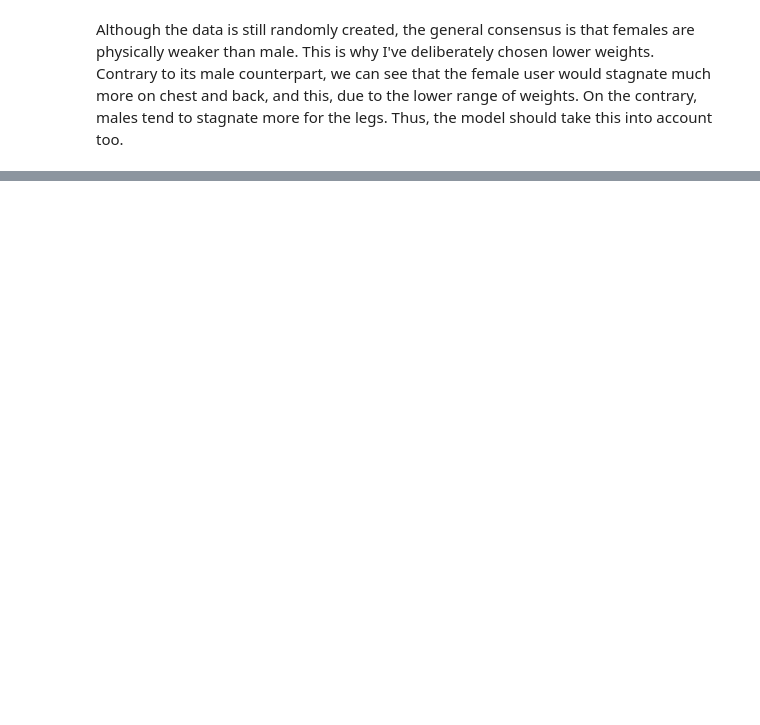
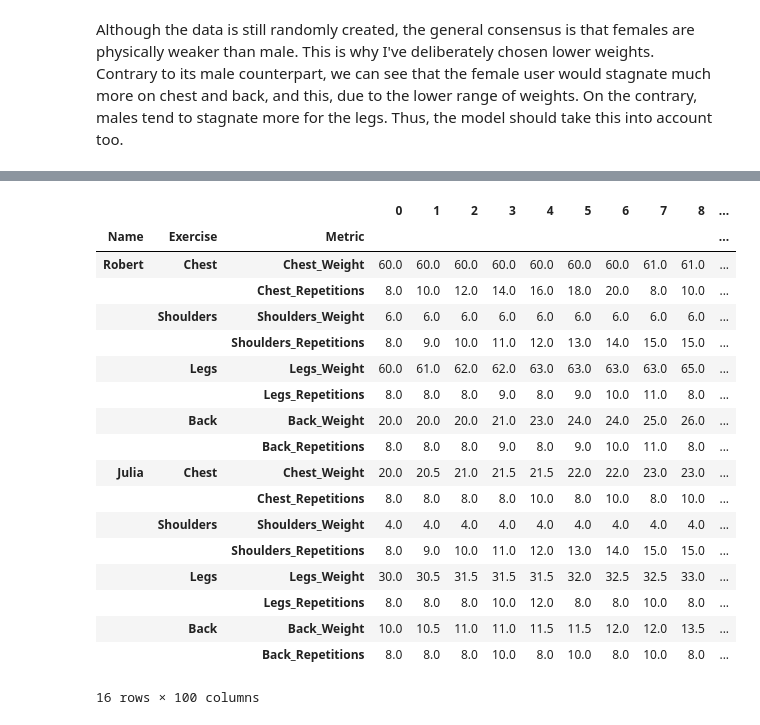
Before and after one commit to Clement733/workout_planner, a Jupyter notebook: data_improvement.ipynb, the cells around one changed output, grey strips where cells are left out. Saved outputs shown, nothing was run; the diff lists cells and outputs as text; code cells hidden in the pictures; blank space fills up the shorter version.

```diff
--- a/data_improvement.ipynb
+++ b/data_improvement.ipynb
@@ -74,6 +74,8 @@ for repetition in legs:
 df_back_improve = pd.DataFrame({'Back_Weight': back, 'Back_Repetitions': rep_back})
 # %% [markdown]
 ## Creation of full body data
+# %%
+list_robert = [chest, rep_chest, shoulders, rep_shoulders, legs, rep_legs, back, rep_back]
 # %%
 df_improve = pd.concat([df_chest_improve, df_back_improve, df_shoulders_improve, df_legs_improve], axis = 1)
 df_improve
@@ -216,0 +265,23 @@ Contrary to its male counterpart, we can see that the female user would stagnate
+# %%
+df_rob_jul = pd.concat([df_robert, df_julia])
+df_rob_jul
+# %% [output]
+|  |  |  | 0 | 1 | 2 | 3 | 4 | 5 | 6 | 7 | 8 | ... |
+| Name | Exercise | Metric |  |  |  |  |  |  |  |  |  | ... |
+| Robert | Chest | Chest_Weight | 60.0 | 60.0 | 60.0 | 60.0 | 60.0 | 60.0 | 60.0 | 61.0 | 61.0 | ... |
+|  |  | Chest_Repetitions | 8.0 | 10.0 | 12.0 | 14.0 | 16.0 | 18.0 | 20.0 | 8.0 | 10.0 | ... |
+|  | Shoulders | Shoulders_Weight | 6.0 | 6.0 | 6.0 | 6.0 | 6.0 | 6.0 | 6.0 | 6.0 | 6.0 | ... |
+|  |  | Shoulders_Repetitions | 8.0 | 9.0 | 10.0 | 11.0 | 12.0 | 13.0 | 14.0 | 15.0 | 15.0 | ... |
+|  | Legs | Legs_Weight | 60.0 | 61.0 | 62.0 | 62.0 | 63.0 | 63.0 | 63.0 | 63.0 | 65.0 | ... |
+|  |  | Legs_Repetitions | 8.0 | 8.0 | 8.0 | 9.0 | 8.0 | 9.0 | 10.0 | 11.0 | 8.0 | ... |
+|  | Back | Back_Weight | 20.0 | 20.0 | 20.0 | 21.0 | 23.0 | 24.0 | 24.0 | 25.0 | 26.0 | ... |
+|  |  | Back_Repetitions | 8.0 | 8.0 | 8.0 | 9.0 | 8.0 | 9.0 | 10.0 | 11.0 | 8.0 | ... |
+| Julia | Chest | Chest_Weight | 20.0 | 20.5 | 21.0 | 21.5 | 21.5 | 22.0 | 22.0 | 23.0 | 23.0 | ... |
+|  |  | Chest_Repetitions | 8.0 | 8.0 | 8.0 | 8.0 | 10.0 | 8.0 | 10.0 | 8.0 | 10.0 | ... |
+|  | Shoulders | Shoulders_Weight | 4.0 | 4.0 | 4.0 | 4.0 | 4.0 | 4.0 | 4.0 | 4.0 | 4.0 | ... |
+|  |  | Shoulders_Repetitions | 8.0 | 9.0 | 10.0 | 11.0 | 12.0 | 13.0 | 14.0 | 15.0 | 15.0 | ... |
+|  | Legs | Legs_Weight | 30.0 | 30.5 | 31.5 | 31.5 | 31.5 | 32.0 | 32.5 | 32.5 | 33.0 | ... |
+|  |  | Legs_Repetitions | 8.0 | 8.0 | 8.0 | 10.0 | 12.0 | 8.0 | 8.0 | 10.0 | 8.0 | ... |
+|  | Back | Back_Weight | 10.0 | 10.5 | 11.0 | 11.0 | 11.5 | 11.5 | 12.0 | 12.0 | 13.5 | ... |
+|  |  | Back_Repetitions | 8.0 | 8.0 | 8.0 | 10.0 | 8.0 | 10.0 | 8.0 | 10.0 | 8.0 | ... |
+16 rows × 100 columns
```
Also changed, not shown: parts of 7 cells of this notebook.
